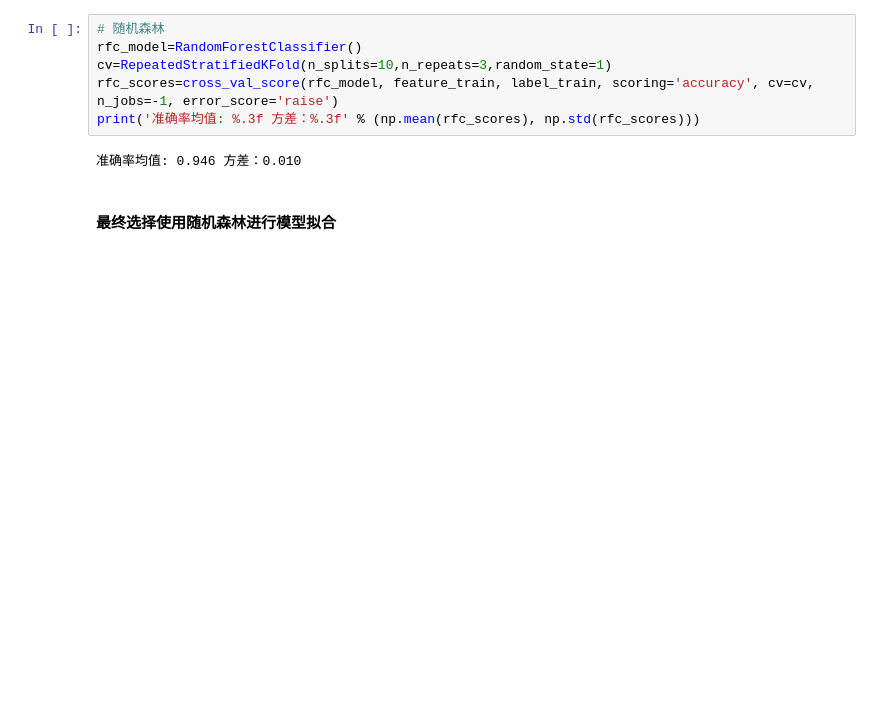
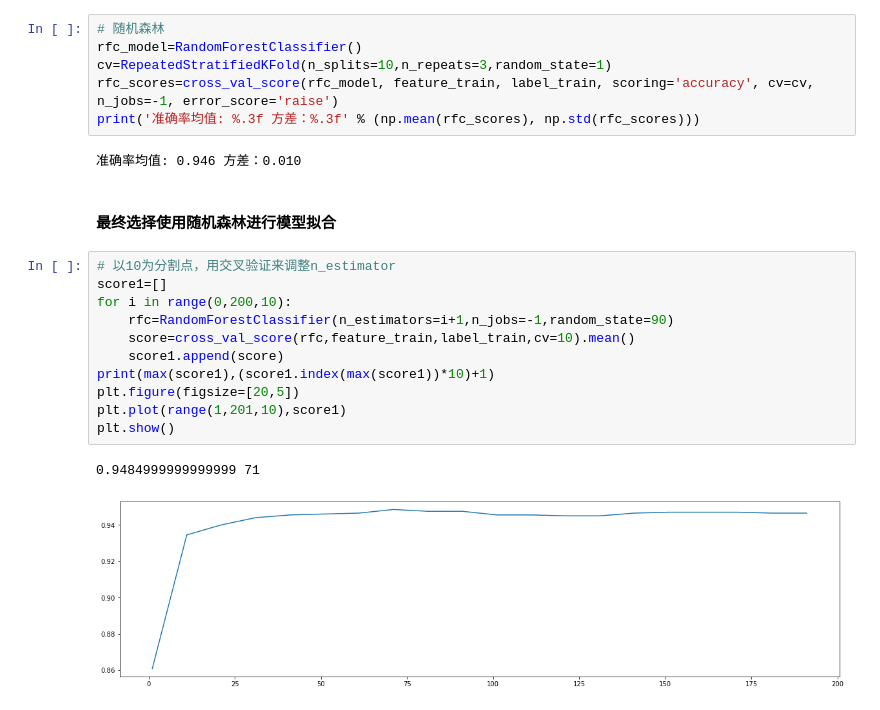
Before and after one commit to Liesy/machine-learning, a Jupyter notebook: project/心跳信号分类预测.ipynb, the cells around one changed output. Saved outputs shown, nothing was run; the diff lists cells and outputs as text; blank space fills up the shorter version.

```diff
--- a/project/心跳信号分类预测.ipynb
+++ b/project/心跳信号分类预测.ipynb
@@ -239,3 +224,17 @@ print('准确率均值: %.3f 方差：%.3f' % (np.mean(rfc_scores), np.std(rfc_s
 准确率均值: 0.946 方差：0.010
 # %% [markdown]
 #### 最终选择使用随机森林进行模型拟合
+# %%
+# 以10为分割点，用交叉验证来调整n_estimator
+score1=[]
+for i in range(0,200,10):
+    rfc=RandomForestClassifier(n_estimators=i+1,n_jobs=-1,random_state=90)
+    score=cross_val_score(rfc,feature_train,label_train,cv=10).mean()
+    score1.append(score)
+print(max(score1),(score1.index(max(score1))*10)+1)
+plt.figure(figsize=[20,5])
+plt.plot(range(1,201,10),score1)
+plt.show()
+# %% [output]
+0.9484999999999999 71
+[figure, added]
```
Also changed, not shown: parts of 4 cells of this notebook, 3 other files.
